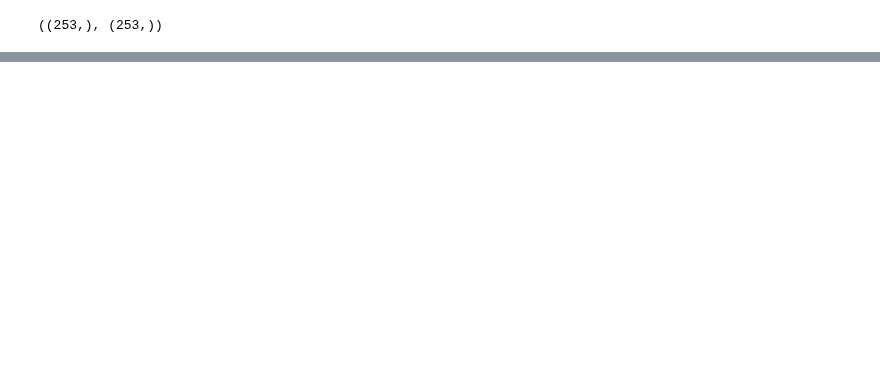
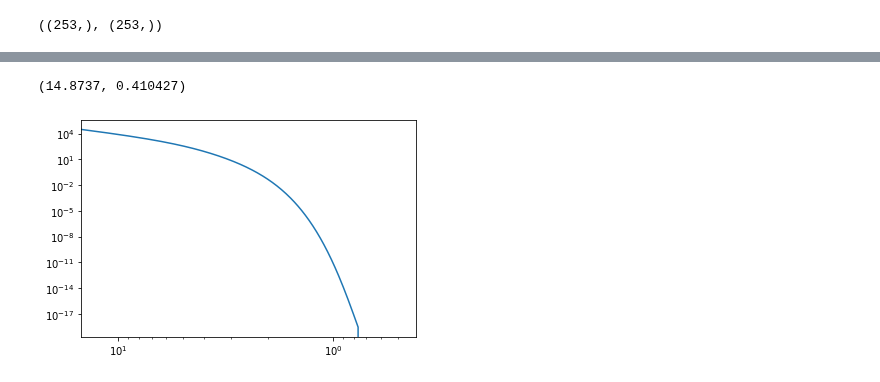
Before and after one commit to nuLABatUSD/BBN_sterile_decay, a Jupyter notebook: diff_plots.ipynb, the cells around one changed output, grey strips where cells are left out. Drawn from its saved outputs; the diff is of its cells as text; code cells hidden in the pictures; blank space fills up the shorter version.

```diff
--- a/diff_plots.ipynb
+++ b/diff_plots.ipynb
@@ -85,16 +85,31 @@ def make_arrays():
     T = df['T (MeV)'].to_numpy()
     Tnu = df['Tnu (MeV)'].to_numpy()
     dQdt = df['sigma_rad (MeV^4)'].to_numpy() * T
+    deu = df['Y(2H)'].to_numpy()
 
     plt.figure()
     plt.semilogx(T, T/Tnu)
     plt.xlim(max(T), min(T))
+    plt.ylabel(r"$T/T_\nu$")
+    plt.xlabel("T (MeV)")
 
     plt.figure()
     plt.loglog(T, np.abs(dQdt))
     plt.loglog(T_csv, dqdt_csv, 'o')
     plt.xlim(max(T), min(T))
-    return T, Tnu, dQdt
+    plt.ylabel("dQ/dt")
+    plt.xlabel("T (MeV)")
+
+    plt.figure()
+    plt.loglog(T, deu)
+    plt.xlim(max(T), min(T))
+    plt.ylabel("Y(2H)")
+    plt.xlabel("T (MeV)")
+
+    return df, T, Tnu, dQdt, deu
+
+def extract_array(df, key):
+    return df[key].to_numpy()
 # %%
 res = run_new_code(True)
 # %% [output]
@@ -123,0 +141,10 @@ bbn_constraints.c:13:5: note: array 'translate' declared here
+# %%
+rns = extract_array(res[0], 'rho_vs(MeV^4)')
+TT = extract_array(res[0], 'T (MeV)')
+
+plt.figure()
+plt.loglog(TT, rns)
+plt.xlim(max(TT), min(TT))
+# %% [output]
+(14.8737, 0.410427)
+[figure, added]
```
Also changed, not shown: parts of 3 cells of this notebook.
